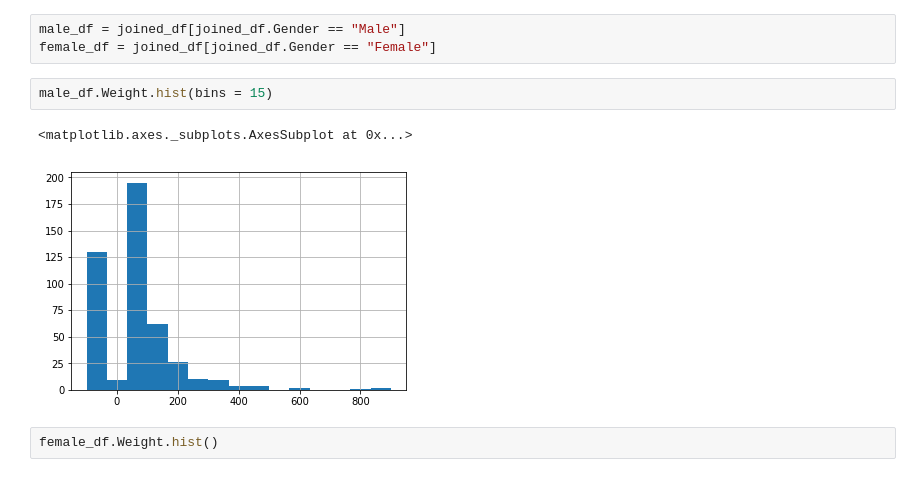
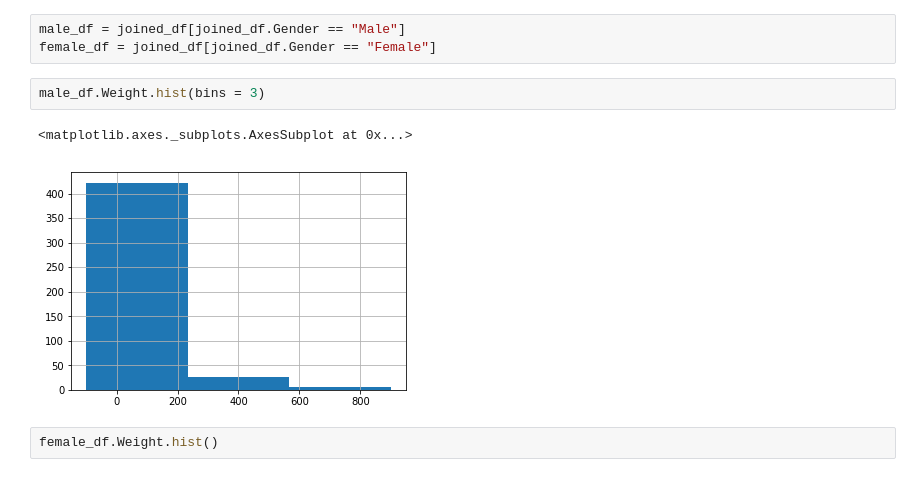
Before and after one commit to Botafogo1894/dsc-1-04-13-project-data-cleaning-nyc-career-ds-102218, a Jupyter notebook: index.ipynb, the cells around one changed output. Cells and saved outputs as stored; diff of their text form.

```diff
--- a/index.ipynb
+++ b/index.ipynb
@@ -209,10 +209,10 @@ In the cell below, subset male and female heroes into different dataframes.  Cre
 male_df = joined_df[joined_df.Gender == "Male"]
 female_df = joined_df[joined_df.Gender == "Female"]
 # %%
-male_df.Weight.hist(bins = 15)
+male_df.Weight.hist(bins = 3)
 # %% [output]
 <matplotlib.axes._subplots.AxesSubplot at 0x...>
-[figure, old version]
+[figure, new version]
 # %%
 female_df.Weight.hist()
 # %% [output]
```
